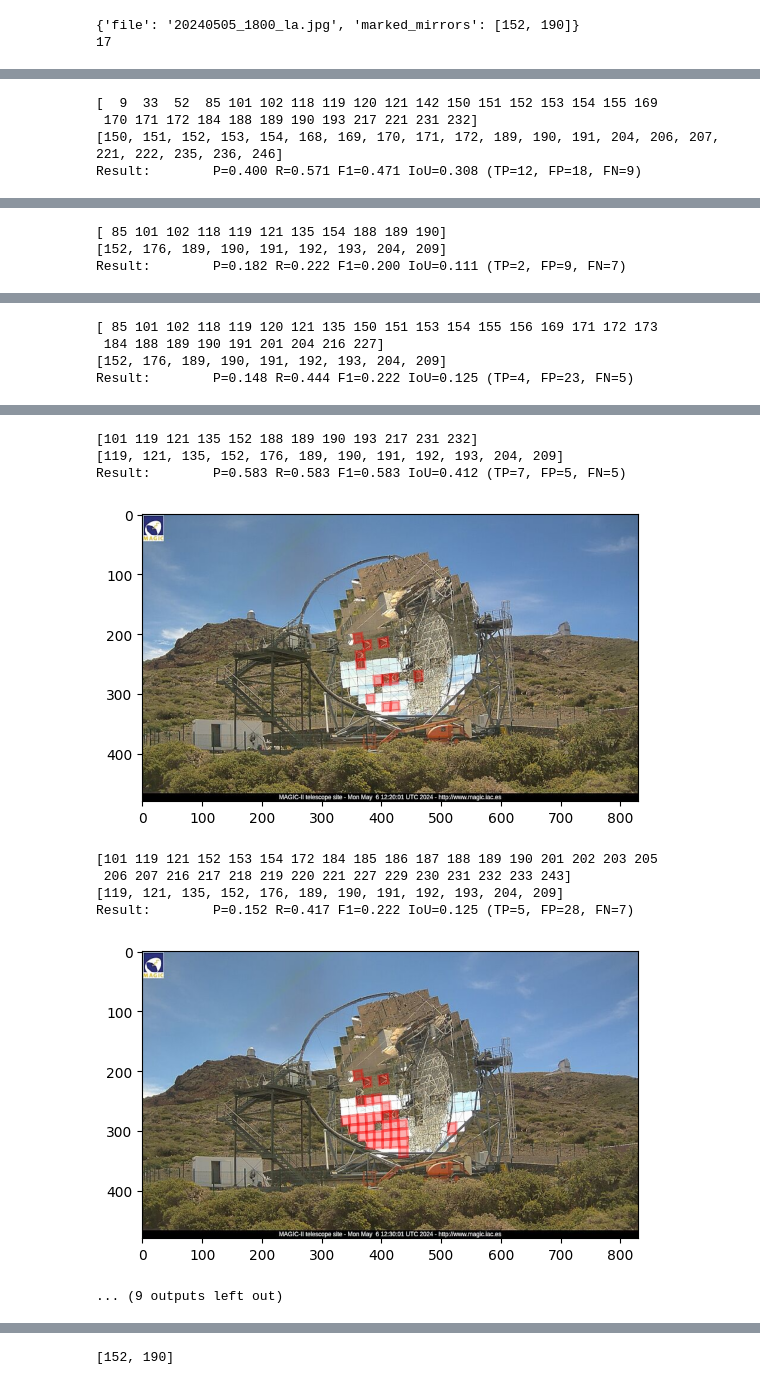
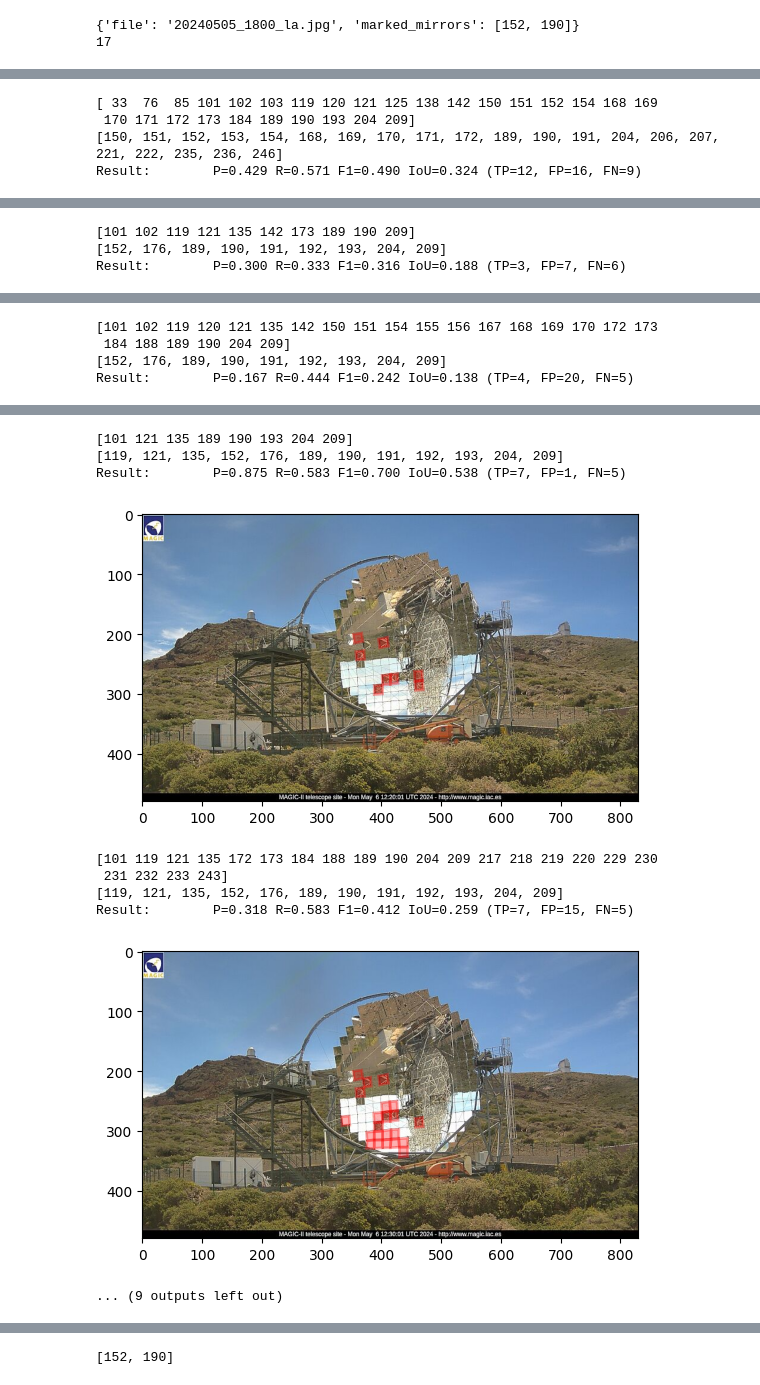
Before and after one commit to pawel21/Computer_vision_for_MAGIC, a Jupyter notebook: notebooks/baseline/benchmark_baseline.ipynb, the cells around one changed output, grey strips where cells are left out. Cells and saved outputs as stored; diff of their text form; code cells hidden in the pictures.

```diff
--- a/notebooks/baseline/benchmark_baseline.ipynb
+++ b/notebooks/baseline/benchmark_baseline.ipynb
@@ -121,7 +138,7 @@ for i, obj in enumerate(json_metadata_list[:10]):
     d2 = lw.mahalanobis(Z_new)
     d2 = lw.mahalanobis(Z_new)
     score = d2 / b["d2_med"]
-    outliers_mirrors = np.where(score > 2.5*b["threshold"])[0]
+    outliers_mirrors = np.where(score > 2*b["threshold"])[0]
 
     ground_truth = obj["marked_mirrors"]
     print(outliers_mirrors)
@@ -153,4 +170,4 @@ Result:        P=0.250 R=0.500 F1=0.333 IoU=0.200 (TP=1, FP=3, FN=1)
-[  9  33  52  85 101 102 118 119 120 121 142 150 151 152 153 154 155 169
- 170 171 172 184 188 189 190 193 217 221 231 232]
+[ 33  76  85 101 102 103 119 120 121 125 138 142 150 151 152 154 168 169
+ 170 171 172 173 184 189 190 193 204 209]
 [150, 151, 152, 153, 154, 168, 169, 170, 171, 172, 189, 190, 191, 204, 206, 207, 221, 222, 235, 236, 246]
-Result:        P=0.400 R=0.571 F1=0.471 IoU=0.308 (TP=12, FP=18, FN=9)
+Result:        P=0.429 R=0.571 F1=0.490 IoU=0.324 (TP=12, FP=16, FN=9)
@@ -158,3 +175,3 @@ Result:        P=0.400 R=0.571 F1=0.471 IoU=0.308 (TP=12, FP=18, FN=9)
-[ 85 101 102 118 119 121 135 154 188 189 190]
+[101 102 119 121 135 142 173 189 190 209]
 [152, 176, 189, 190, 191, 192, 193, 204, 209]
-Result:        P=0.182 R=0.222 F1=0.200 IoU=0.111 (TP=2, FP=9, FN=7)
+Result:        P=0.300 R=0.333 F1=0.316 IoU=0.188 (TP=3, FP=7, FN=6)
@@ -162,4 +179,4 @@ Result:        P=0.182 R=0.222 F1=0.200 IoU=0.111 (TP=2, FP=9, FN=7)
-[ 85 101 102 118 119 120 121 135 150 151 153 154 155 156 169 171 172 173
- 184 188 189 190 191 201 204 216 227]
+[101 102 119 120 121 135 142 150 151 154 155 156 167 168 169 170 172 173
+ 184 188 189 190 204 209]
 [152, 176, 189, 190, 191, 192, 193, 204, 209]
-Result:        P=0.148 R=0.444 F1=0.222 IoU=0.125 (TP=4, FP=23, FN=5)
+Result:        P=0.167 R=0.444 F1=0.242 IoU=0.138 (TP=4, FP=20, FN=5)
@@ -167,10 +184,10 @@ Result:        P=0.148 R=0.444 F1=0.222 IoU=0.125 (TP=4, FP=23, FN=5)
-[101 119 121 135 152 188 189 190 193 217 231 232]
+[101 121 135 189 190 193 204 209]
 [119, 121, 135, 152, 176, 189, 190, 191, 192, 193, 204, 209]
-Result:        P=0.583 R=0.583 F1=0.583 IoU=0.412 (TP=7, FP=5, FN=5)
+Result:        P=0.875 R=0.583 F1=0.700 IoU=0.538 (TP=7, FP=1, FN=5)
-[figure, old version]
+[figure, new version]
-[101 119 121 152 153 154 172 184 185 186 187 188 189 190 201 202 203 205
- 206 207 216 217 218 219 220 221 227 229 230 231 232 233 243]
+[101 119 121 135 172 173 184 188 189 190 204 209 217 218 219 220 229 230
+ 231 232 233 243]
 [119, 121, 135, 152, 176, 189, 190, 191, 192, 193, 204, 209]
-Result:        P=0.152 R=0.417 F1=0.222 IoU=0.125 (TP=5, FP=28, FN=7)
+Result:        P=0.318 R=0.583 F1=0.412 IoU=0.259 (TP=7, FP=15, FN=5)
-[figure, old version]
+[figure, new version]
 ... (9 outputs left out)
```
Also changed, not shown: parts of 5 cells of this notebook, 2 other files.
